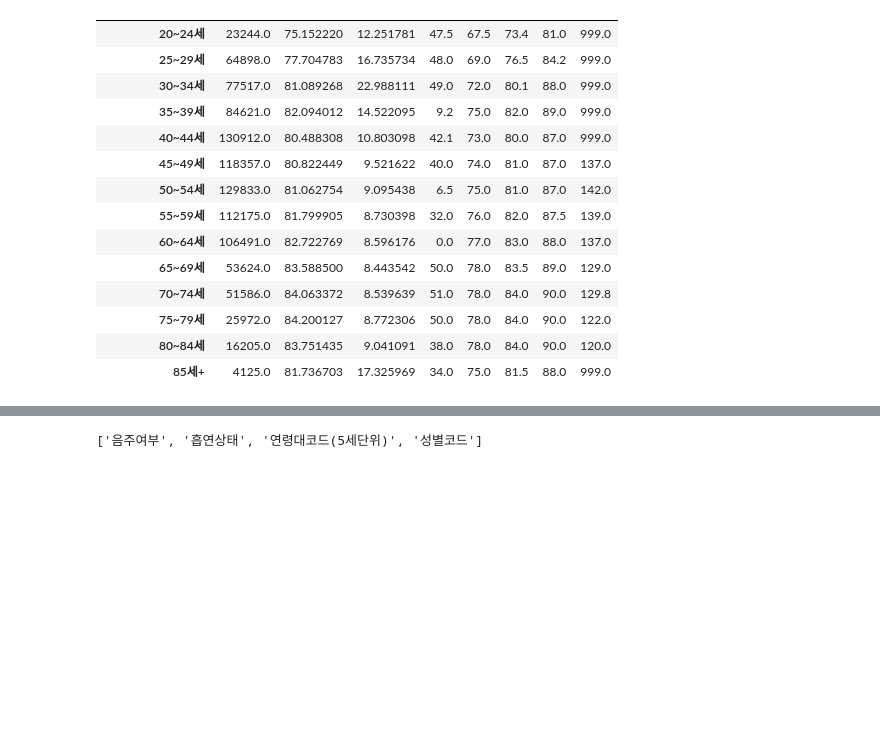
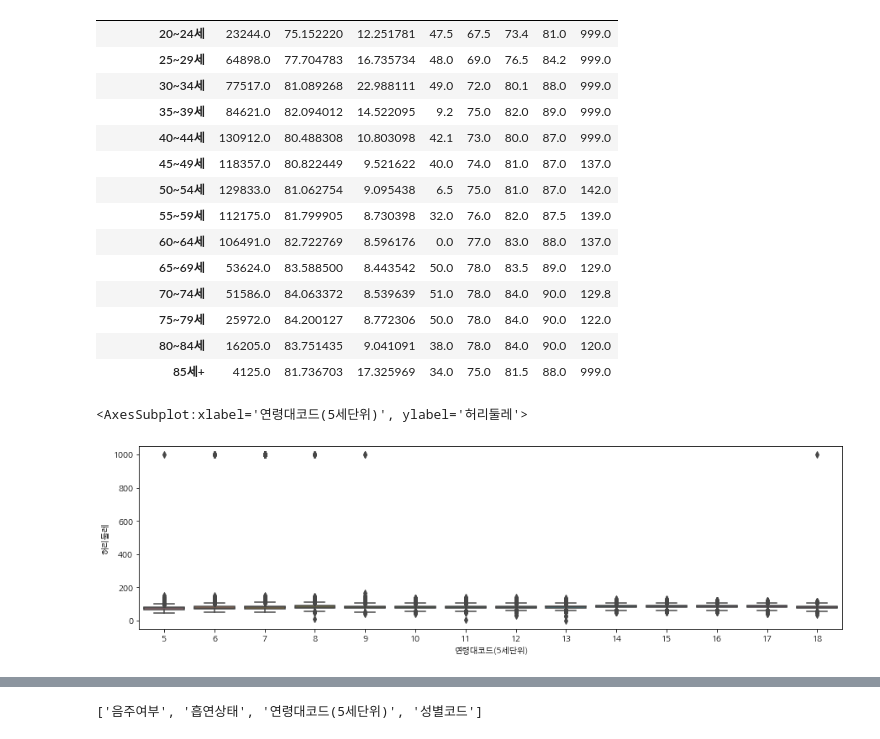
Before and after one commit to JaewooJason/Boostcourse, a Jupyter notebook: Week 3 Mission.ipynb, the cells around one changed output, grey strips where cells are left out. Saved outputs shown, nothing was run; the diff lists cells and outputs as text; code cells hidden in the pictures; blank space fills up the shorter version.

```diff
--- a/Week 3 Mission.ipynb
+++ b/Week 3 Mission.ipynb
@@ -88,3 +88,9 @@ df.groupby(['연령대코드(5세단위)'])['허리둘레'].describe()
 | 75~79세 | 25972.0 | 84.200127 | 8.772306 | 50.0 | 78.0 | 84.0 | 90.0 | 122.0 |
 | 80~84세 | 16205.0 | 83.751435 | 9.041091 | 38.0 | 78.0 | 84.0 | 90.0 | 120.0 |
 | 85세+ | 4125.0 | 81.736703 | 17.325969 | 34.0 | 75.0 | 81.5 | 88.0 | 999.0 |
+# %%
+plt.figure(figsize=(15, 4))
+sns.boxplot(data=df, x="연령대코드(5세단위)", y="허리둘레")
+# %% [output]
+<AxesSubplot:xlabel='연령대코드(5세단위)', ylabel='허리둘레'>
+[figure, added]
```
Also changed, not shown: parts of 4 cells of this notebook.
